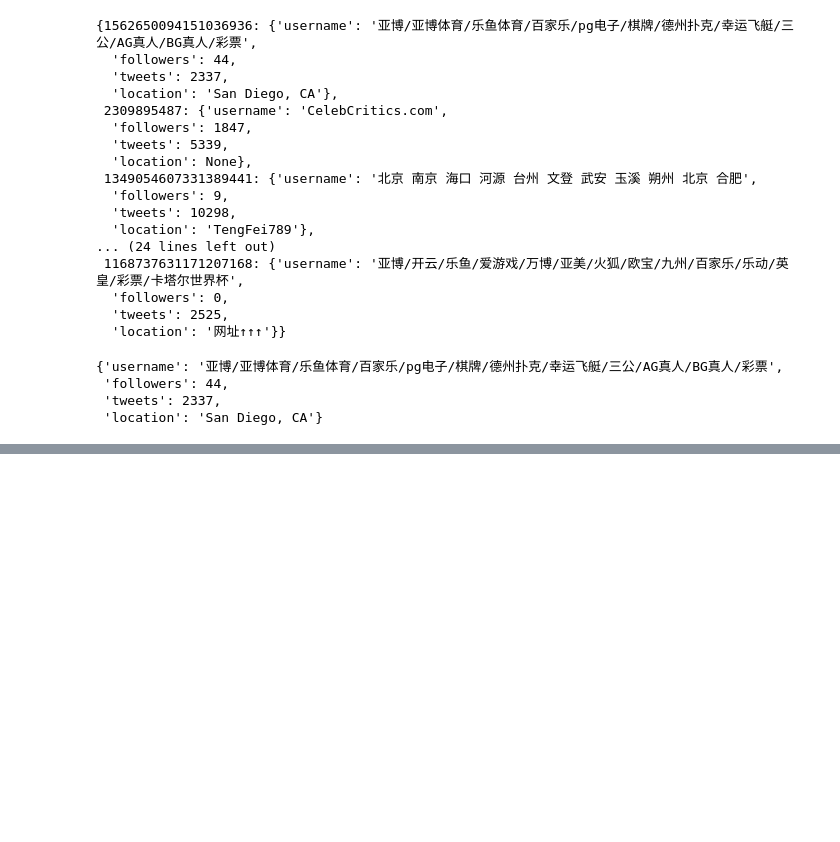
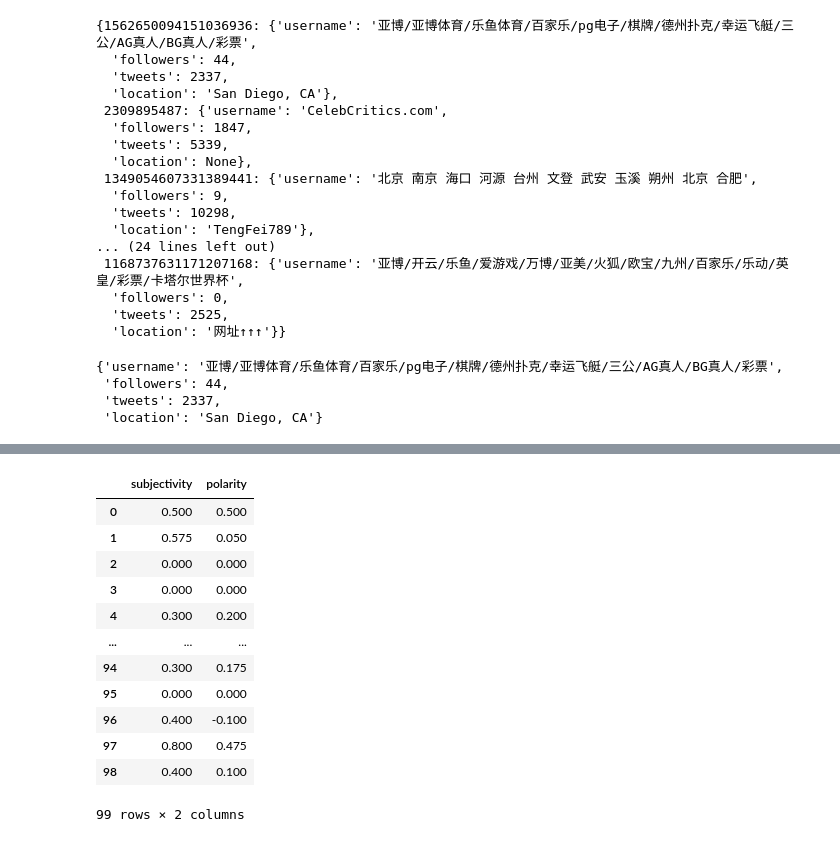
Before and after one commit to aaAbdulkadir/DataPortfolio, a Jupyter notebook: ZoomCamp/Project2/script.ipynb, the cells around one changed output, grey strips where cells are left out. Drawn from its saved outputs; the diff is of its cells as text; code cells hidden in the pictures; blank space fills up the shorter version.

```diff
--- a/ZoomCamp/Project2/script.ipynb
+++ b/ZoomCamp/Project2/script.ipynb
@@ -147,0 +246,4 @@ df
+# %%
+for text in df['text']:
+    print(text)
+    print('-'*100)
@@ -147,0 +268,27 @@ df
+# %%
+# sentiment analysis using tweets collected
+def subjectivity(text):
+    return TextBlob(text).sentiment.subjectivity
+
+def polarity(text):
+    return TextBlob(text).sentiment.polarity
+# %%
+df['subjectivity'] = df['text'].apply(subjectivity)
+# %%
+df['polarity'] = df['text'].apply(polarity)
+# %%
+df[['subjectivity', 'polarity']]
+# %% [output]
+|  | subjectivity | polarity |
+| 0 | 0.500 | 0.500 |
+| 1 | 0.575 | 0.050 |
+| 2 | 0.000 | 0.000 |
+| 3 | 0.000 | 0.000 |
+| 4 | 0.300 | 0.200 |
+| ... | ... | ... |
+| 94 | 0.300 | 0.175 |
+| 95 | 0.000 | 0.000 |
+| 96 | 0.400 | -0.100 |
+| 97 | 0.800 | 0.475 |
+| 98 | 0.400 | 0.100 |
+99 rows × 2 columns
```
Also changed, not shown: parts of 10 cells of this notebook, 3 other files.
